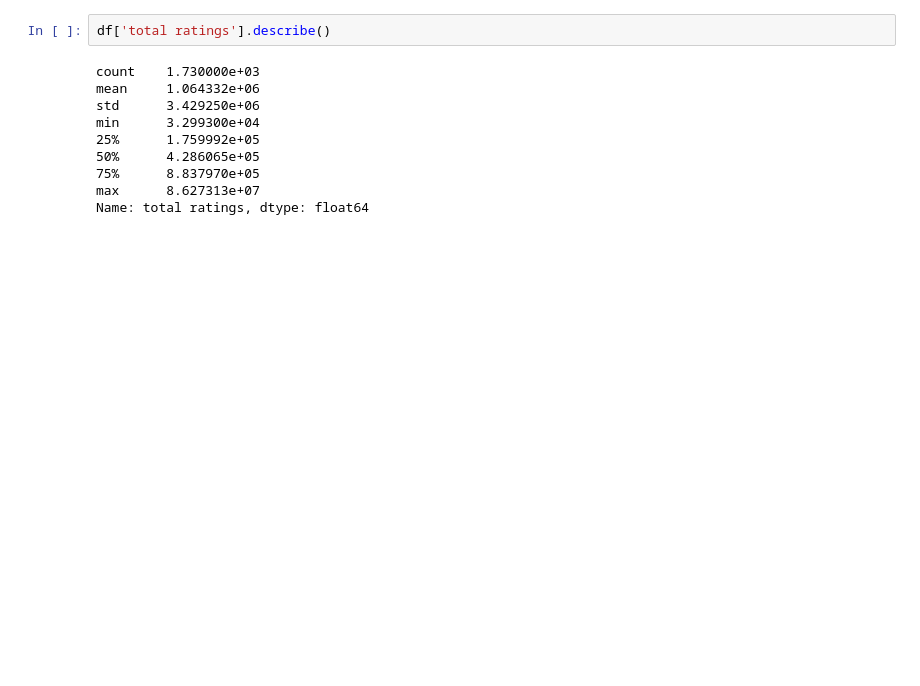
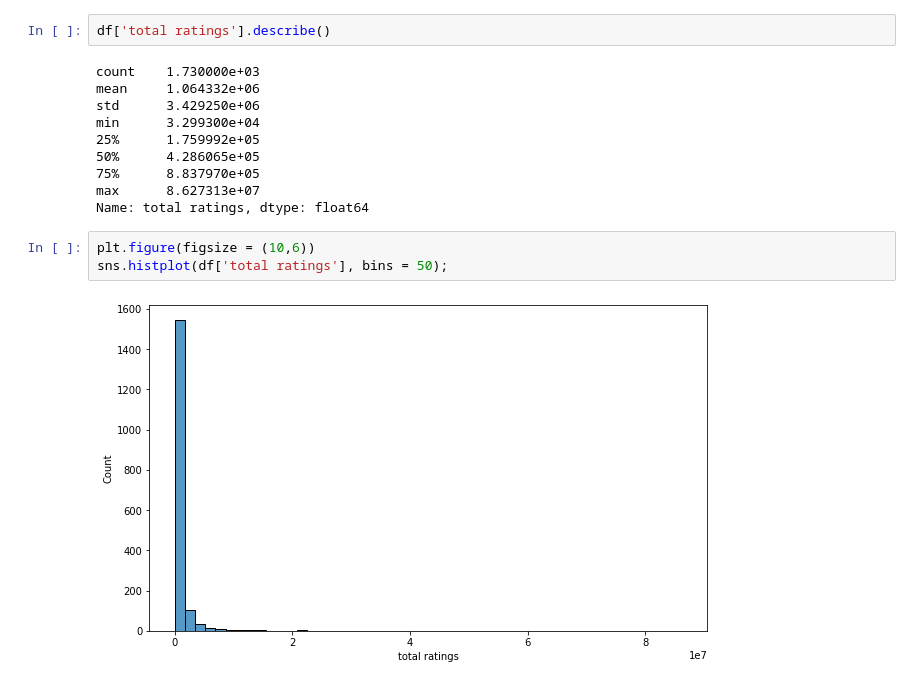
Before and after one commit to gulakkoc/My_Kaggle_Projects, a Jupyter notebook: Untitled Folder/Top Games on Play Stores.ipynb, the cells around one changed output. Drawn from its saved outputs; the diff is of its cells as text; blank space fills up the shorter version.

```diff
--- a/Untitled Folder/Top Games on Play Stores.ipynb
+++ b/Untitled Folder/Top Games on Play Stores.ipynb
@@ -205,3 +217,8 @@ min      3.299300e+04
 75%      8.837970e+05
 max      8.627313e+07
 Name: total ratings, dtype: float64
+# %%
+plt.figure(figsize = (10,6))
+sns.histplot(df['total ratings'], bins = 50);
+# %% [output]
+[figure, added]
```
Also changed, not shown: parts of 17 cells of this notebook.
